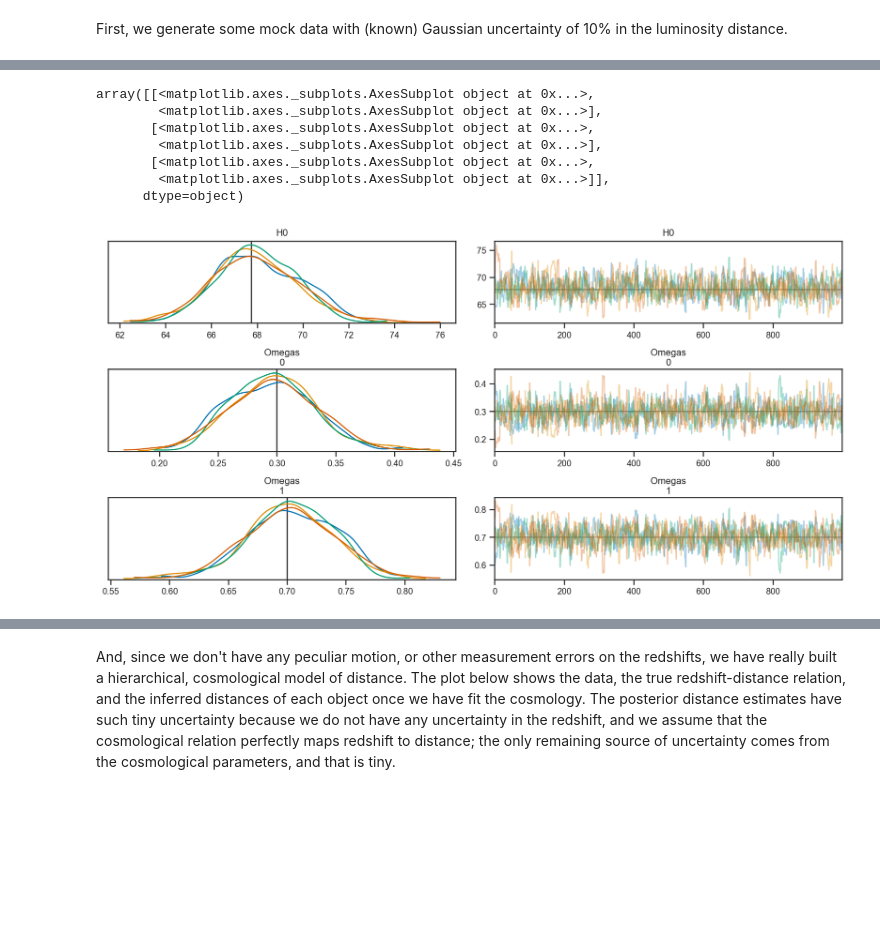
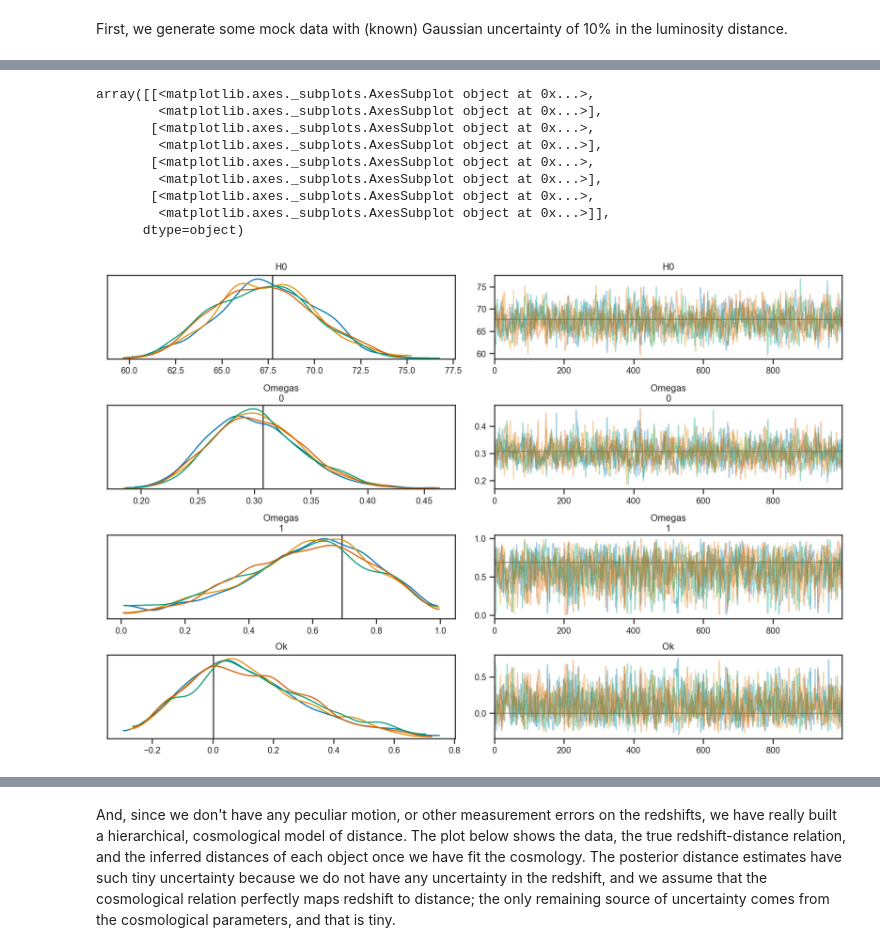
Before and after one commit to farr/StanCosmography, a Jupyter notebook: Cosmography.ipynb, the cells around one changed output, grey strips where cells are left out. Cells and saved outputs as stored; diff of their text form; code cells hidden in the pictures; blank space fills up the shorter version.

Commit message:
Updated to non-flat universe, output Omega_k, works on Planck.

```diff
--- a/Cosmography.ipynb
+++ b/Cosmography.ipynb
@@ -41,10 +41,10 @@ These are the equations we will feed to Stan's `ode_integrate_rk45` function.
 First, we generate some mock data with (known) Gaussian uncertainty of 10% in the luminosity distance.
 # %%
 H0 = Planck15.H0.to(u.km/u.s/u.Mpc).value
-Om = 0.3
-Ol = 1-Om
+Om = Planck15.Om0
+Ol = Planck15.Ode0
 
-my_cosmo = cosmo.FlatLambdaCDM(H0, Om)
+my_cosmo = Planck15
 # %%
 zs = linspace(0, 3, 100)
 zs = zs[1:] # We don't want z = 0
@@ -70,15 +72,18 @@ thin = 1
 fit = model.sampling(data=cosmography_data, thin=thin, iter=2000*thin)
 fit = az.convert_to_inference_data(fit)
 # %%
-az.plot_trace(fit, var_names=['H0', 'Omegas'], lines=(('H0', {}, H0),
-                                                      ('Omegas', {'Omegas_dim_0': 0}, Om),
-                                                      ('Omegas', {'Omegas_dim_0': 1}, Ol)))
+az.plot_trace(fit, var_names=['H0', 'Omegas', 'Ok'], lines=(('H0', {}, H0),
+                                                            ('Omegas', {'Omegas_dim_0': 0}, Om),
+                                                            ('Omegas', {'Omegas_dim_0': 1}, Ol),
+                                                            ('Ok', {}, 1 - Om - Ol)))
 # %% [output]
 array([[<matplotlib.axes._subplots.AxesSubplot object at 0x...>,
+        <matplotlib.axes._subplots.AxesSubplot object at 0x...>],
+       [<matplotlib.axes._subplots.AxesSubplot object at 0x...>,
         <matplotlib.axes._subplots.AxesSubplot object at 0x...>],
        [<matplotlib.axes._subplots.AxesSubplot object at 0x...>,
         <matplotlib.axes._subplots.AxesSubplot object at 0x...>],
        [<matplotlib.axes._subplots.AxesSubplot object at 0x...>,
         <matplotlib.axes._subplots.AxesSubplot object at 0x...>]],
       dtype=object)
-[figure, old version]
+[figure, new version]
```
Also changed, not shown: parts of 4 cells of this notebook, 1 other file.
